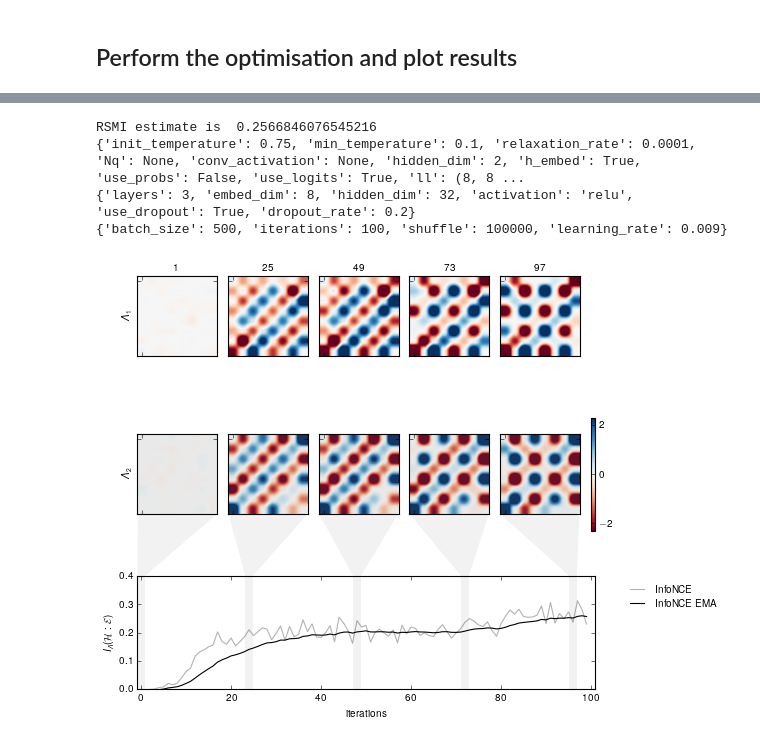
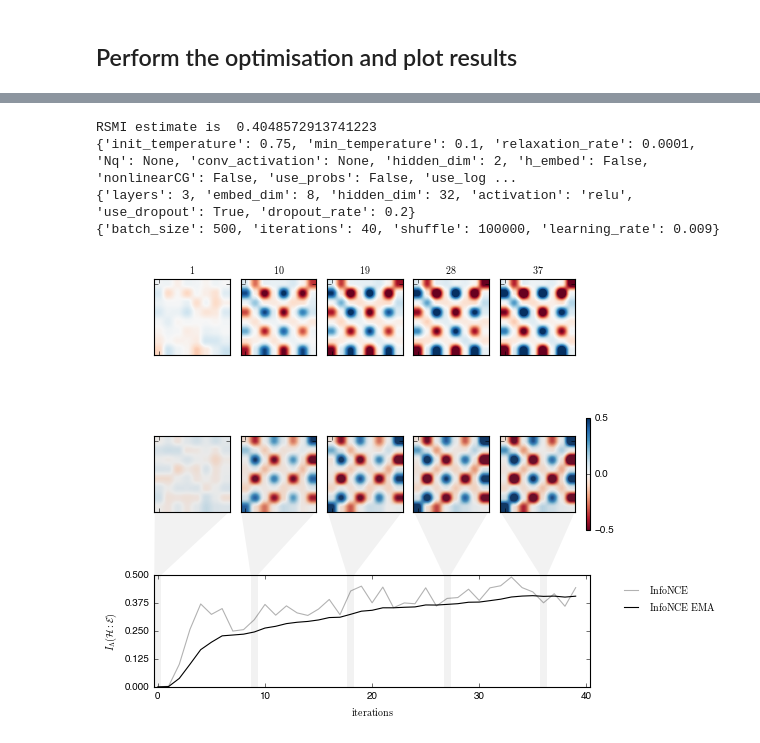
Before and after one commit to RSMI-NE/RSMI-NE, a Jupyter notebook: examples/tutorial.ipynb, the cells around one changed output, grey strips where cells are left out. Cells and saved outputs as stored; diff of their text form; code cells hidden in the pictures.

```diff
--- a/examples/tutorial.ipynb
+++ b/examples/tutorial.ipynb
@@ -58,7 +61,8 @@ CG_params = {'init_temperature': 0.75,
     'Nq': None,
     'conv_activation': None,
     'hidden_dim': 2,
-    'h_embed': True,
+    'h_embed': False,
+    'nonlinearCG': False,
     'use_probs': False,
     'use_logits': True
 }
@@ -75,7 +79,7 @@ critic_params = {
 
 opt_params = {
     "batch_size": 500,
-    "iterations": 100,
+    "iterations": 40,
     "shuffle": 100000,
     "learning_rate": 9e-3
 }
@@ -98,5 +96,5 @@ maxCacheSize: 10.67 GB
 ## Perform the optimisation and plot results
 # %%
 estimates, _, filters, _ = cg_opt.train_RSMI_optimiser(CG_params, critic_params, opt_params, data_params,
-                                                       E=E, V=V, use_GPU=True)
+                                                       E=E, V=V, use_GPU=True, use_notebook=True)
 # %% [output]
@@ -105,18 +104,18 @@ Training complete.
 # %%
 print('RSMI estimate is ', cg_opt.RSMI_estimate(estimates, ema_span=20))
 
 plotter.plot_fancy_rsmimax(estimates, filters, opt_params, CG_params,
-                            generator, mi_bound=r'$\rm InfoNCE$',
-                            filter_lim=2.3, EMA_span=20, save=False,
+                            mi_bound=r'$\rm InfoNCE$',
+                            filter_lim=0.5, EMA_span=20, save=False,
                             series_skip=opt_params['iterations']//4-1,
                             interpolation='hanning', cmap='RdBu')
 
 print(CG_params)
 print(critic_params)
 print(opt_params)
 # %% [output]
-RSMI estimate is  0.2566846076545216
-{'init_temperature': 0.75, 'min_temperature': 0.1, 'relaxation_rate': 0.0001, 'Nq': None, 'conv_activation': None, 'hidden_dim': 2, 'h_embed': True, 'use_probs': False, 'use_logits': True, 'll': (8, 8 ...
+RSMI estimate is  0.4048572913741223
+{'init_temperature': 0.75, 'min_temperature': 0.1, 'relaxation_rate': 0.0001, 'Nq': None, 'conv_activation': None, 'hidden_dim': 2, 'h_embed': False, 'nonlinearCG': False, 'use_probs': False, 'use_log ...
 {'layers': 3, 'embed_dim': 8, 'hidden_dim': 32, 'activation': 'relu', 'use_dropout': True, 'dropout_rate': 0.2}
-{'batch_size': 500, 'iterations': 100, 'shuffle': 100000, 'learning_rate': 0.009}
+{'batch_size': 500, 'iterations': 40, 'shuffle': 100000, 'learning_rate': 0.009}
-[figure, old version]
+[figure, new version]
```
Also changed, not shown: parts of 3 cells of this notebook, 3 other files.
